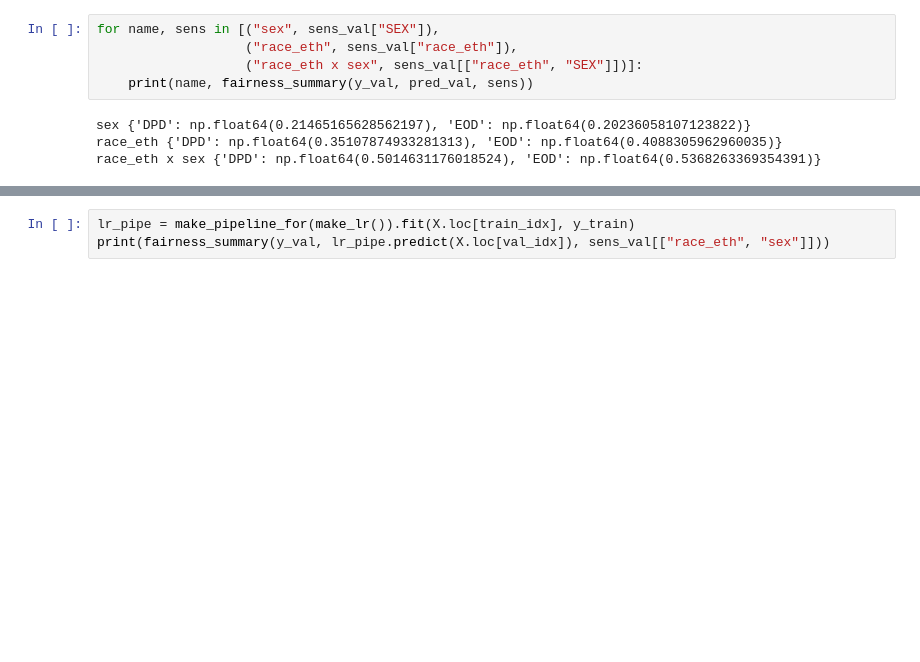
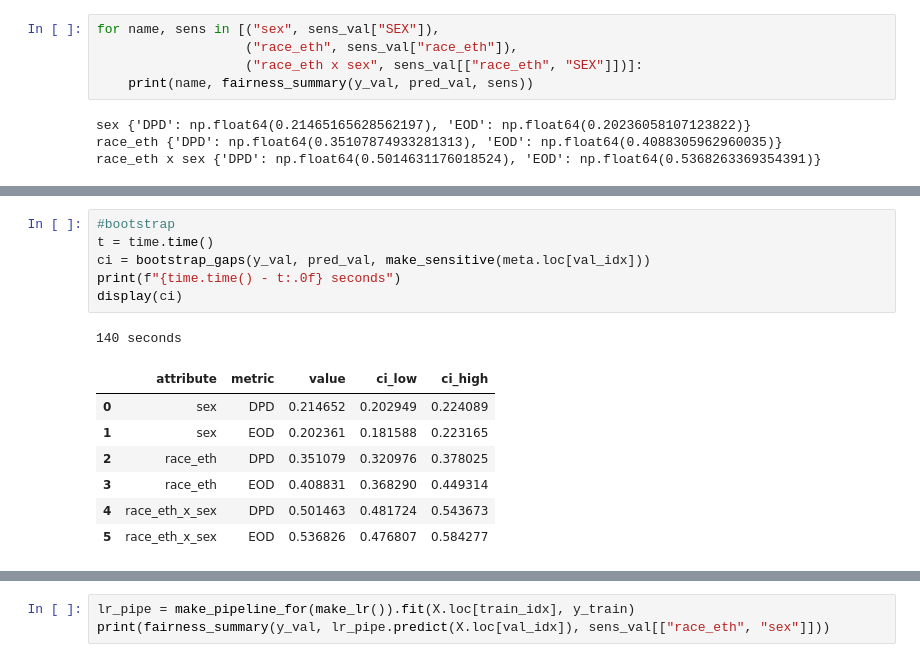
Before and after one commit to Hnhy1806/fairness-over-time, a Jupyter notebook: notebooks/01_baseline.ipynb, the cells around one changed output, grey strips where cells are left out. Drawn from its saved outputs; the diff is of its cells as text; blank space fills up the shorter version.

```diff
--- a/notebooks/01_baseline.ipynb
+++ b/notebooks/01_baseline.ipynb
@@ -439,0 +567,15 @@ display(ci)
+# %%
+#bootstrap
+t = time.time()
+ci = bootstrap_gaps(y_val, pred_val, make_sensitive(meta.loc[val_idx]))
+print(f"{time.time() - t:.0f} seconds")
+display(ci)
+# %% [output]
+140 seconds
+|  | attribute | metric | value | ci_low | ci_high |
+| 0 | sex | DPD | 0.214652 | 0.202949 | 0.224089 |
+| 1 | sex | EOD | 0.202361 | 0.181588 | 0.223165 |
+| 2 | race_eth | DPD | 0.351079 | 0.320976 | 0.378025 |
+| 3 | race_eth | EOD | 0.408831 | 0.368290 | 0.449314 |
+| 4 | race_eth_x_sex | DPD | 0.501463 | 0.481724 | 0.543673 |
+| 5 | race_eth_x_sex | EOD | 0.536826 | 0.476807 | 0.584277 |
```
Also changed, not shown: parts of 49 cells of this notebook, 6 other files.
